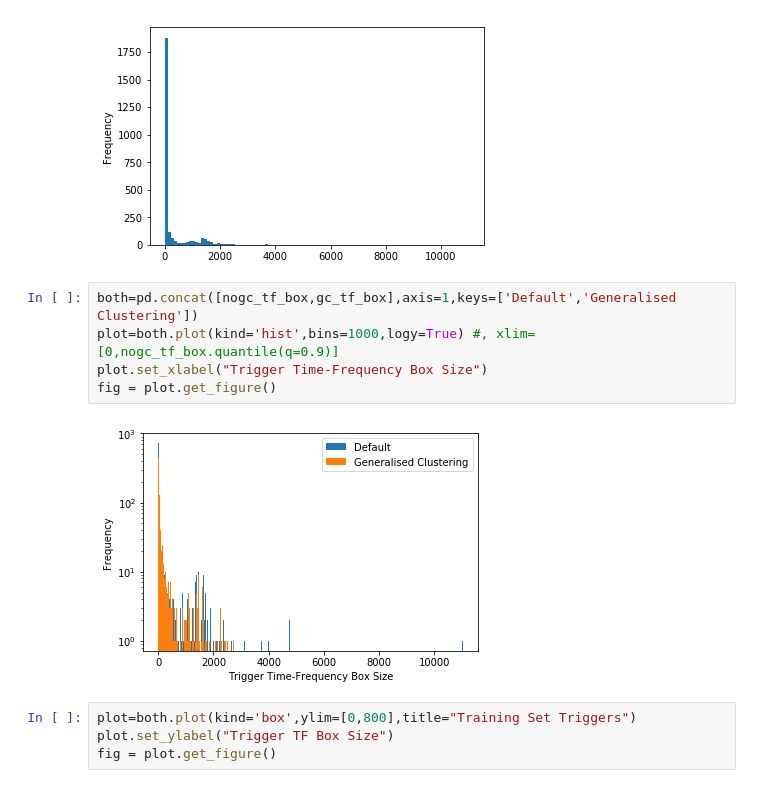
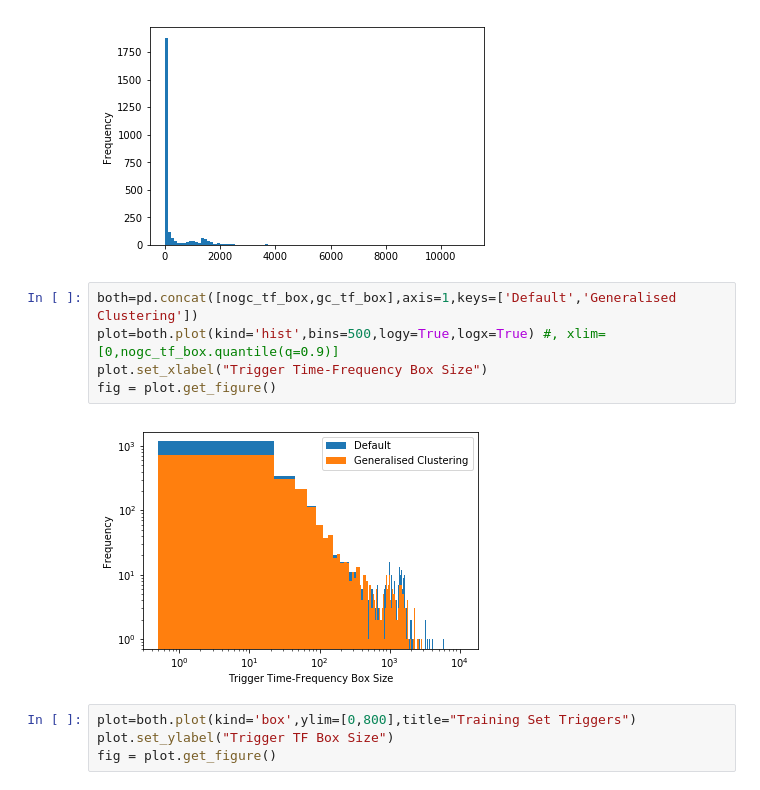
Before and after one commit to idorrington92/thesis, a Jupyter notebook: training_set_analysis.ipynb, the cells around one changed output. Drawn from its saved outputs; the diff is of its cells as text.

```diff
--- a/training_set_analysis.ipynb
+++ b/training_set_analysis.ipynb
@@ -46,11 +44,11 @@ fig = plot.get_figure()
 [figure]
 # %%
 both=pd.concat([nogc_tf_box,gc_tf_box],axis=1,keys=['Default','Generalised Clustering'])
-plot=both.plot(kind='hist',bins=1000,logy=True) #, xlim=[0,nogc_tf_box.quantile(q=0.9)]
+plot=both.plot(kind='hist',bins=500,logy=True,logx=True) #, xlim=[0,nogc_tf_box.quantile(q=0.9)]
 plot.set_xlabel("Trigger Time-Frequency Box Size")
 fig = plot.get_figure()
 # %% [output]
-[figure, old version]
+[figure, new version]
 # %%
 plot=both.plot(kind='box',ylim=[0,800],title="Training Set Triggers")
 plot.set_ylabel("Trigger TF Box Size")
```
Also changed, not shown: parts of 2 cells of this notebook, 17 other files.
